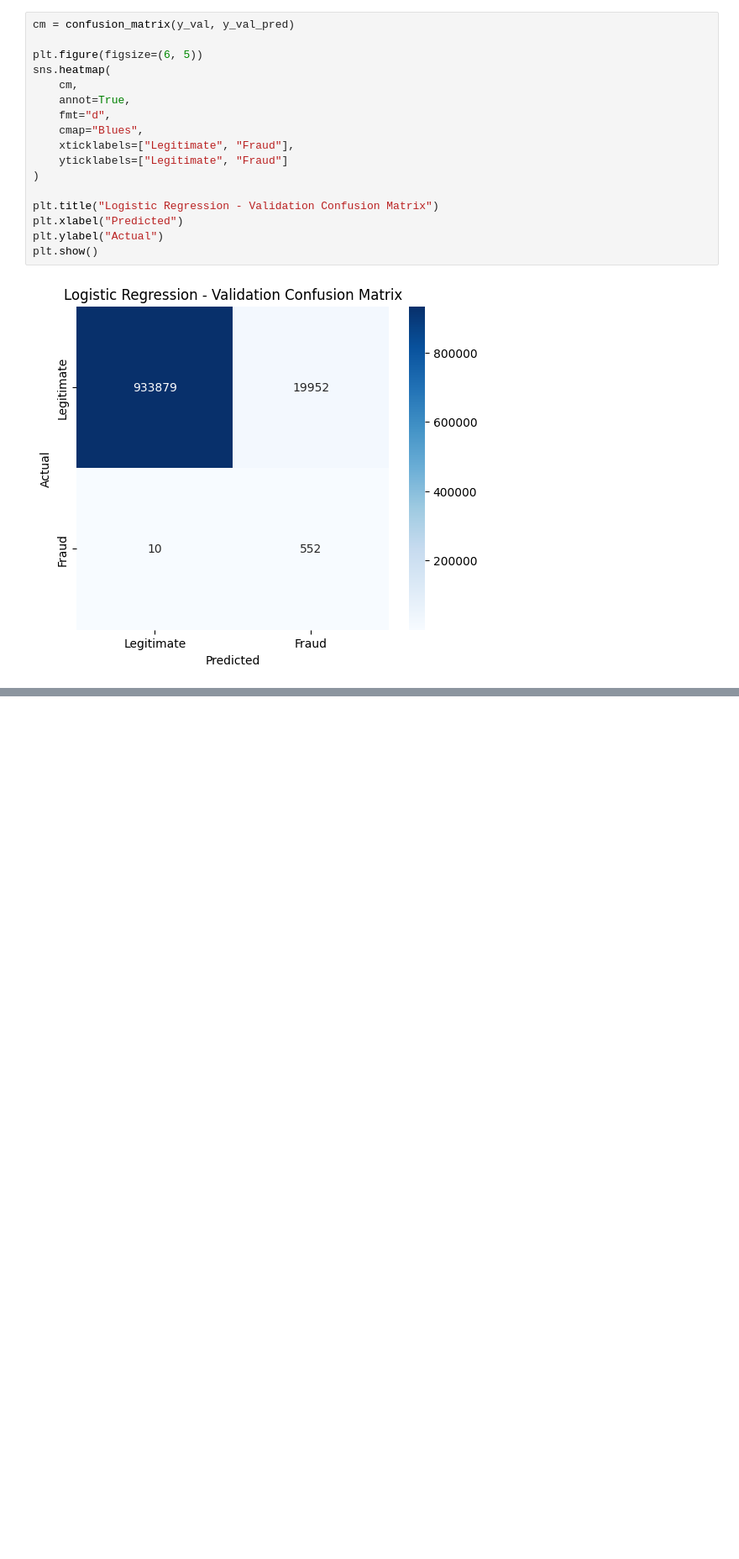
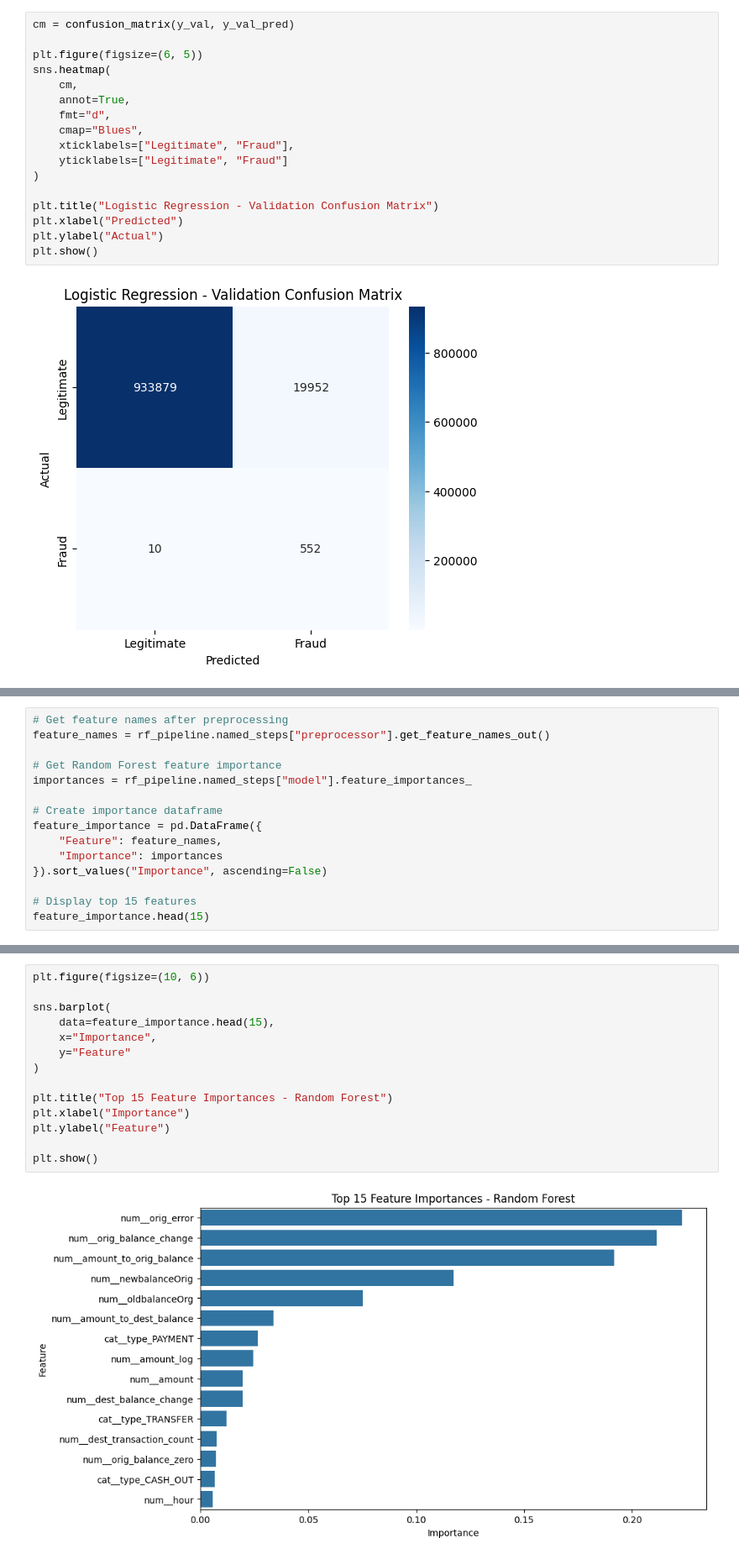
Before and after one commit to aniketkumar112sonu-ui/fraud-detection-risk-engine, a Jupyter notebook: notebook_03_fraud_detection_final.ipynb, the cells around one changed output, grey strips where cells are left out. Shown at 84% size. Saved outputs shown, nothing was run; the diff lists cells and outputs as text; blank space fills up the shorter version.

```diff
--- a/notebook_03_fraud_detection_final.ipynb
+++ b/notebook_03_fraud_detection_final.ipynb
@@ -301,0 +593,15 @@ plt.show()
+# %%
+# Get feature names after preprocessing
+feature_names = rf_pipeline.named_steps["preprocessor"].get_feature_names_out()
+
+# Get Random Forest feature importance
+importances = rf_pipeline.named_steps["model"].feature_importances_
+
+# Create importance dataframe
+feature_importance = pd.DataFrame({
+    "Feature": feature_names,
+    "Importance": importances
+}).sort_values("Importance", ascending=False)
+
+# Display top 15 features
+feature_importance.head(15)
@@ -301,0 +625,16 @@ plt.show()
+# %%
+plt.figure(figsize=(10, 6))
+
+sns.barplot(
+    data=feature_importance.head(15),
+    x="Importance",
+    y="Feature"
+)
+
+plt.title("Top 15 Feature Importances - Random Forest")
+plt.xlabel("Importance")
+plt.ylabel("Feature")
+
+plt.show()
+# %% [output]
+[figure, added]
```
Also changed, not shown: parts of 29 cells of this notebook.
